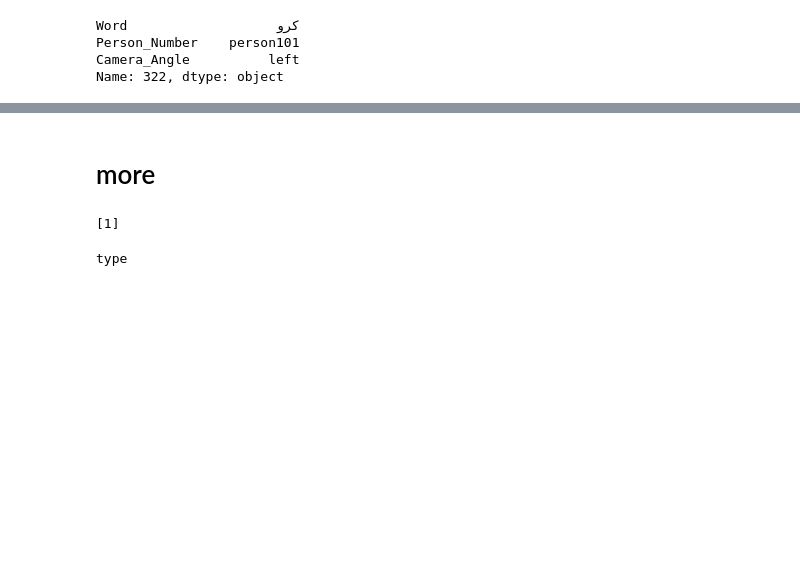
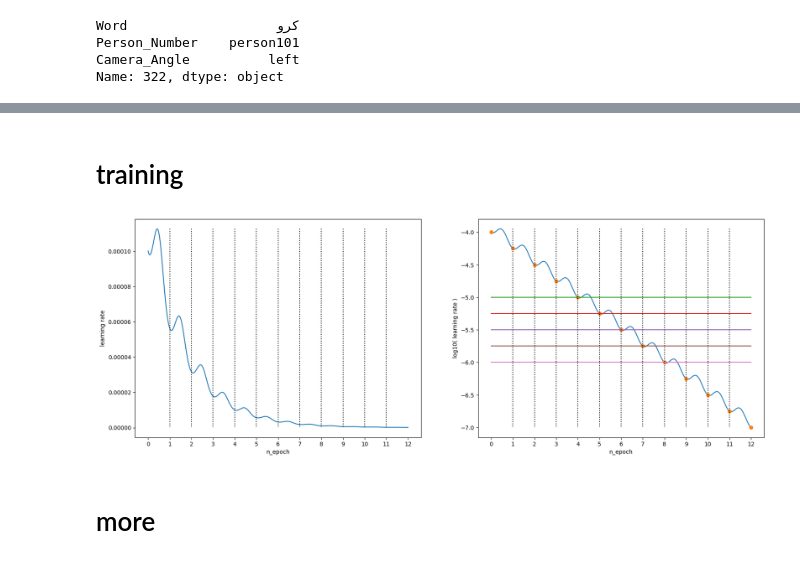
Before and after one commit to mdsrqbl/SignLanguageTranslator, a Jupyter notebook: notebooks/experiments.ipynb, the cells around one changed output, grey strips where cells are left out. Drawn from its saved outputs; the diff is of its cells as text; code cells hidden in the pictures; blank space fills up the shorter version.

```diff
--- a/notebooks/experiments.ipynb
+++ b/notebooks/experiments.ipynb
@@ -184,0 +373,2 @@ Name: 322, dtype: object
+# %% [markdown]
+# training
@@ -185,2 +377,64 @@ Name: 322, dtype: object
+# %%
+plt.figure(figsize=(20,7))
+
+def lr(n_epochs, n_steps_per_epoch=9, start = 1e-3, end=1e-7):
+    x = np.linspace(0,n_epochs,n_epochs*(1+n_steps_per_epoch)+1)
+
+    start_exp, end_exp = np.log10(start), np.log10(end)
+
+    decay = np.linspace(start_exp,end_exp,len(x))
+
+    wave = np.sin(x*2*np.pi-np.pi/2)+1
+    wave *= abs(start_exp-end_exp)/n_epochs/3
+
+    final = wave + decay
+    return final
+    # return 10**final
+
+start_exp, end_exp = -4,-7
+start, end = 10**start_exp, 10**end_exp
+
+n_epochs = abs(start_exp-end_exp)*4
+n_steps_per_epoch = 35
+
+plt.subplot(1,2,1)
+y = 10**lr(n_epochs,n_steps_per_epoch=n_steps_per_epoch, start = start, end=end)
+plt.plot(
+    np.linspace(0,n_epochs,n_epochs*(1+n_steps_per_epoch)+1),
+    y,
+    '-'
+)
+x = np.arange(n_epochs+1)
+plt.xticks(x)
+for i in range(1,n_epochs):
+    plt.plot([i,i],[max(y),min(y)], ':', color='black')
+plt.xlabel('n_epoch')
+plt.ylabel('learning rate')
+
+
+plt.subplot(1,2,2)
+y = lr(n_epochs,n_steps_per_epoch=n_steps_per_epoch, start = start, end=end)
+plt.plot(
+    np.linspace(0,n_epochs,n_epochs*(1+n_steps_per_epoch)+1),
+    y,
+    '-'
+)
+x = np.arange(n_epochs+1)
+plt.xticks(x)
+plt.plot(x,(end_exp-start_exp)/n_epochs*x+start_exp, 'o')
+plt.plot([0,n_epochs],[start_exp-1,start_exp-1])
+plt.plot([0,n_epochs],[start_exp-1.25,start_exp-1.25])
+plt.plot([0,n_epochs],[start_exp-1.5,start_exp-1.5])
+plt.plot([0,n_epochs],[start_exp-1.75,start_exp-1.75])
+plt.plot([0,n_epochs],[start_exp-2,start_exp-2])
+for i in range(1,n_epochs):
+    plt.plot([i,i],[max(y),min(y)], ':', color='black')
+
+plt.xlabel('n_epoch')
+plt.ylabel('log10( learning rate )')
+plt.show()
+# unfreeze at epoch end / vertical dotted bar
+# %% [output]
+[figure, added]
 # %% [markdown]
 # more
@@ -189,11 +440,0 @@ from typing import List, Tuple
-# %%
-def f(a: List[Tuple[int, float, float]]):
-    return a
-
-f([1])
-# %% [output]
-[1]
-# %%
-type(type(np.arange(5)))
-# %% [output]
-type
```
Also changed, not shown: parts of 17 cells of this notebook, 14 other files.
